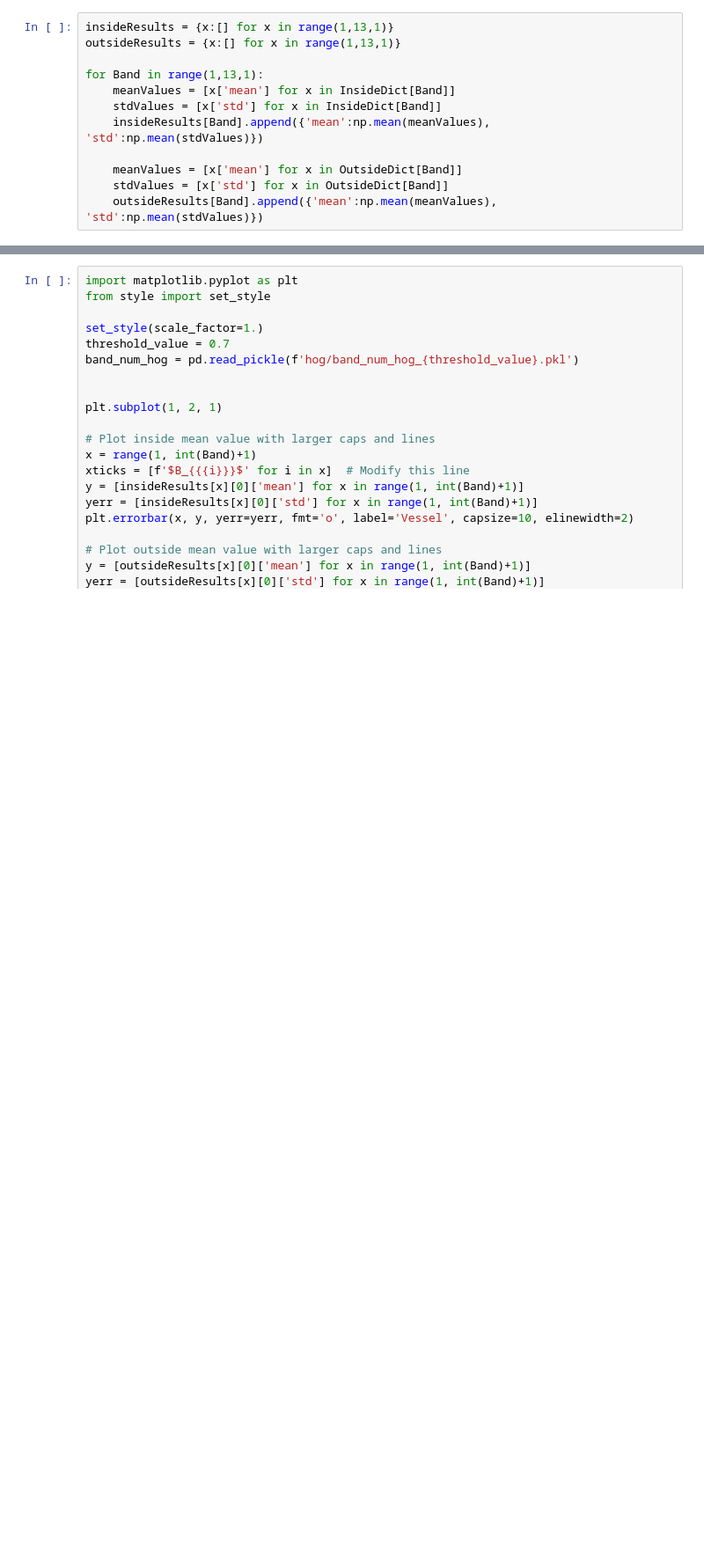
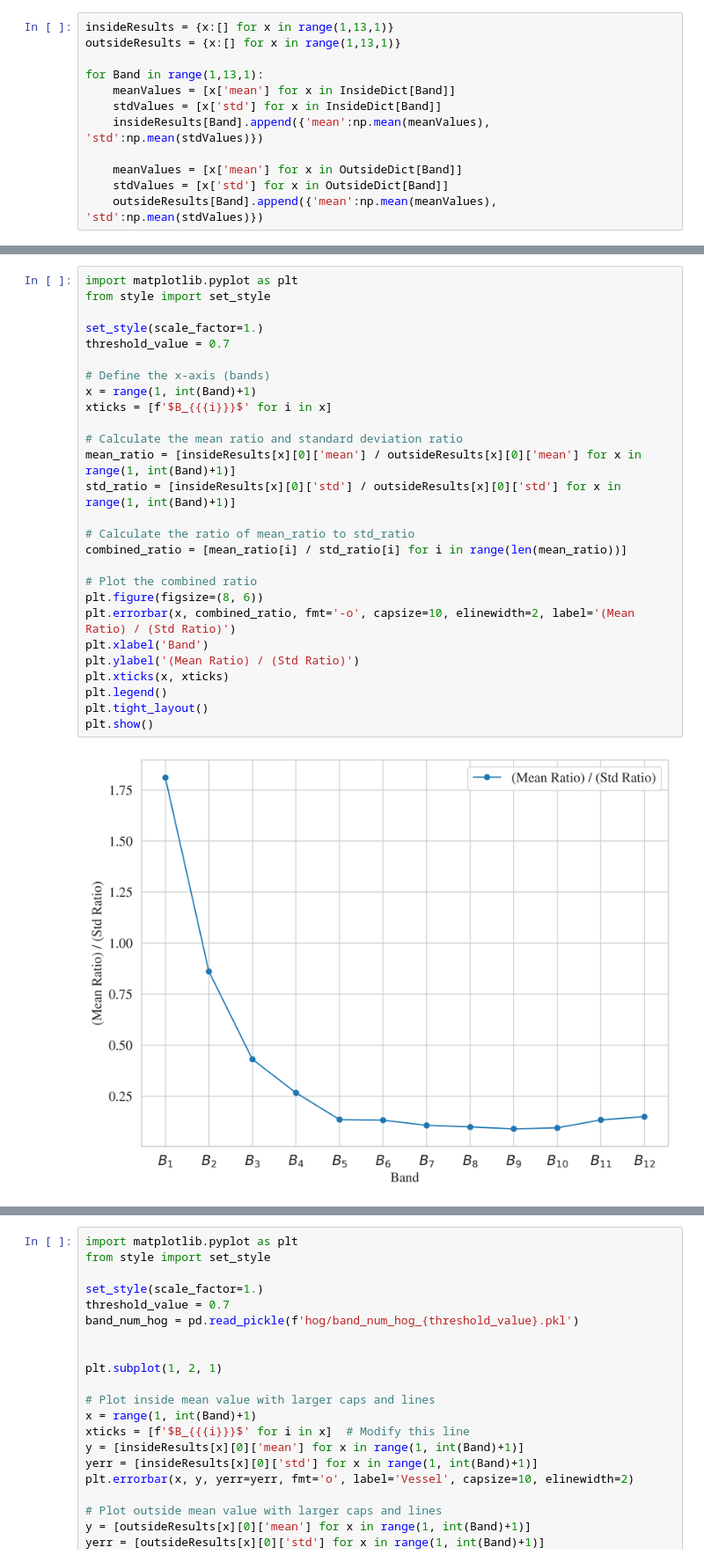
Before and after one commit to sirbastiano/SimpleDet, a Jupyter notebook: studies/SNR.ipynb, the cells around one changed output, grey strips where cells are left out. Shown at 88% size. Drawn from its saved outputs; the diff is of its cells as text; blank space fills up the shorter version.

```diff
--- a/studies/SNR.ipynb
+++ b/studies/SNR.ipynb
@@ -222,0 +304,29 @@ for Band in range(1,13,1):
+# %%
+import matplotlib.pyplot as plt
+from style import set_style
+
+set_style(scale_factor=1.)
+threshold_value = 0.7
+
+# Define the x-axis (bands)
+x = range(1, int(Band)+1)
+xticks = [f'$B_{{{i}}}$' for i in x]
+
+# Calculate the mean ratio and standard deviation ratio
+mean_ratio = [insideResults[x][0]['mean'] / outsideResults[x][0]['mean'] for x in range(1, int(Band)+1)]
+std_ratio = [insideResults[x][0]['std'] / outsideResults[x][0]['std'] for x in range(1, int(Band)+1)]
+
+# Calculate the ratio of mean_ratio to std_ratio
+combined_ratio = [mean_ratio[i] / std_ratio[i] for i in range(len(mean_ratio))]
+
+# Plot the combined ratio
+plt.figure(figsize=(8, 6))
+plt.errorbar(x, combined_ratio, fmt='-o', capsize=10, elinewidth=2, label='(Mean Ratio) / (Std Ratio)')
+plt.xlabel('Band')
+plt.ylabel('(Mean Ratio) / (Std Ratio)')
+plt.xticks(x, xticks)
+plt.legend()
+plt.tight_layout()
+plt.show()
+# %% [output]
+[figure, added]
```
Also changed, not shown: parts of 8 cells of this notebook, 12 other files.
